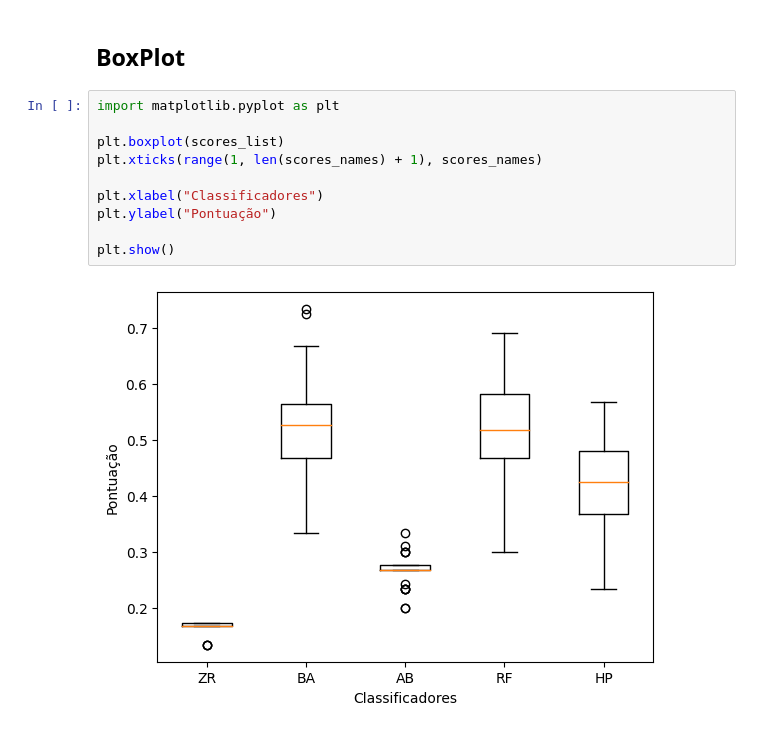
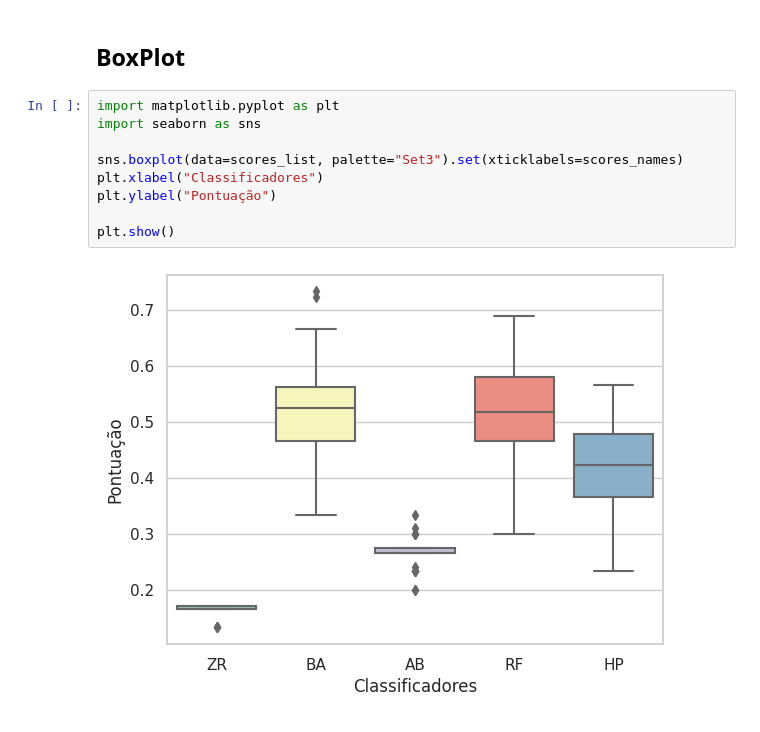
Before and after one commit to Brunu-Mene/ML_Trab1IA, a Jupyter notebook: Bruno_Menegaz_Acerbi_Trabalho1.ipynb, the cells around one changed output. Cells and saved outputs as stored; diff of their text form.

```diff
--- a/Bruno_Menegaz_Acerbi_Trabalho1.ipynb
+++ b/Bruno_Menegaz_Acerbi_Trabalho1.ipynb
@@ -376,13 +425,12 @@ p_df
 ## BoxPlot
 # %%
 import matplotlib.pyplot as plt
+import seaborn as sns
 
-plt.boxplot(scores_list)
-plt.xticks(range(1, len(scores_names) + 1), scores_names)
-
+sns.boxplot(data=scores_list, palette="Set3").set(xticklabels=scores_names)
 plt.xlabel("Classificadores")
 plt.ylabel("Pontuação")
 
 plt.show()
 # %% [output]
-[figure, old version]
+[figure, new version]
```
Also changed, not shown: parts of 5 cells of this notebook.
